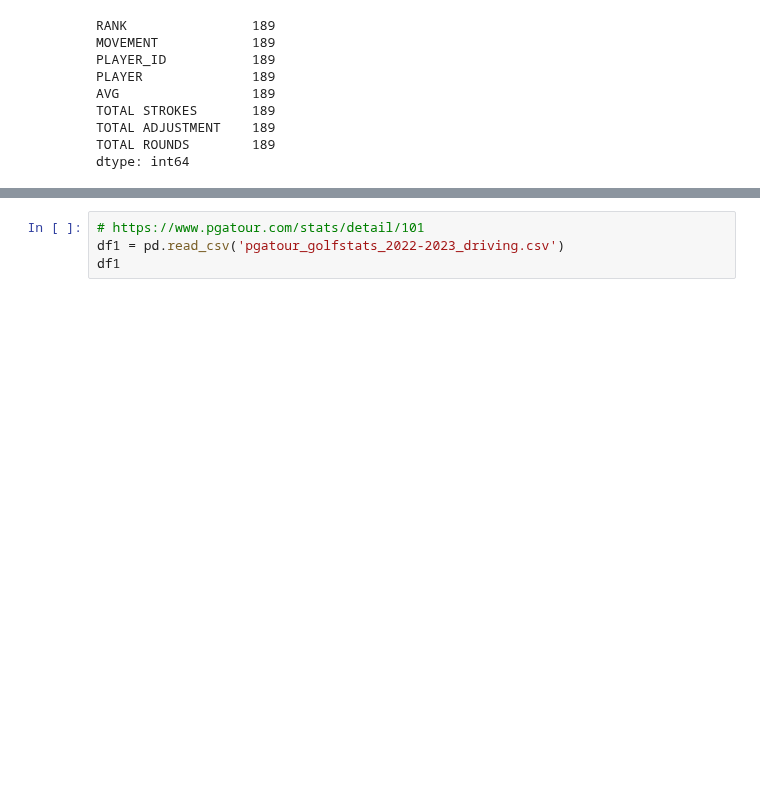
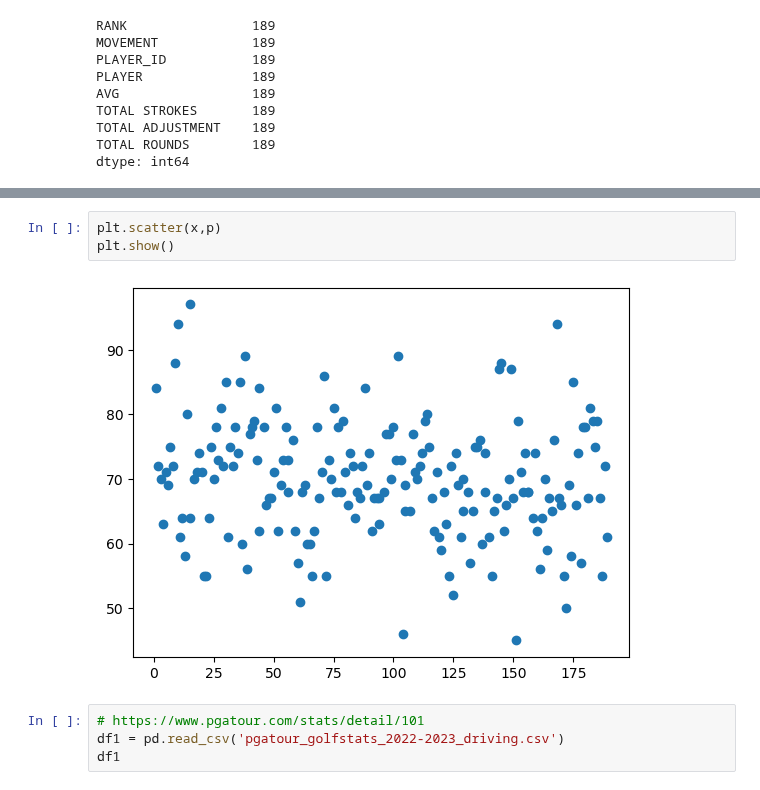
Before and after one commit to mickalleny2k/PfDA_Assignment, a Jupyter notebook: PfDA_Assignment.ipynb, the cells around one changed output, grey strips where cells are left out. Saved outputs shown, nothing was run; the diff lists cells and outputs as text; blank space fills up the shorter version.

```diff
--- a/PfDA_Assignment.ipynb
+++ b/PfDA_Assignment.ipynb
@@ -139,3 +151,8 @@ plt.show()
+# %%
+plt.scatter(x,p)
+plt.show()
+# %% [output]
+[figure, added]
 # %%
 # https://www.pgatour.com/stats/detail/101
 df1 = pd.read_csv('pgatour_golfstats_2022-2023_driving.csv')
```
Also changed, not shown: parts of 75 cells of this notebook.
